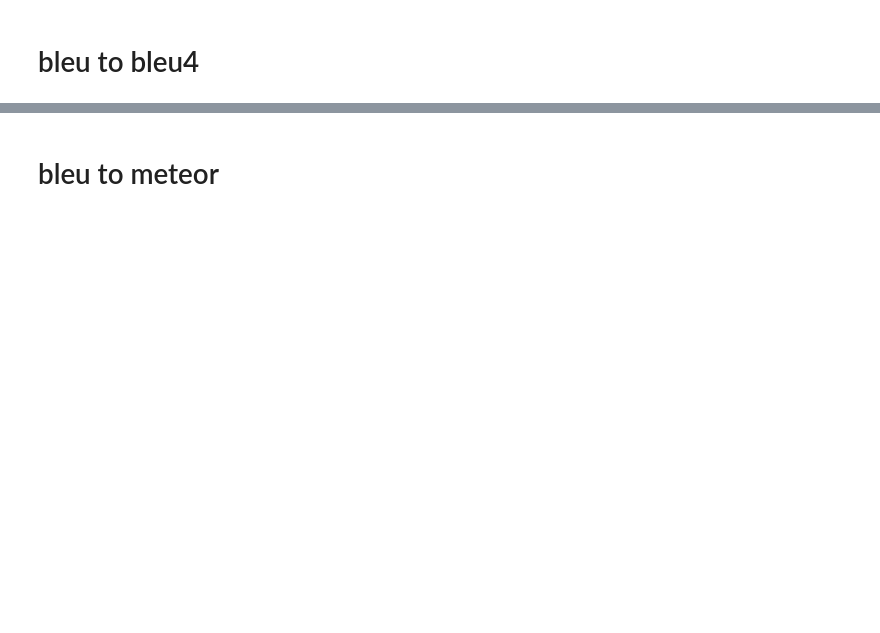
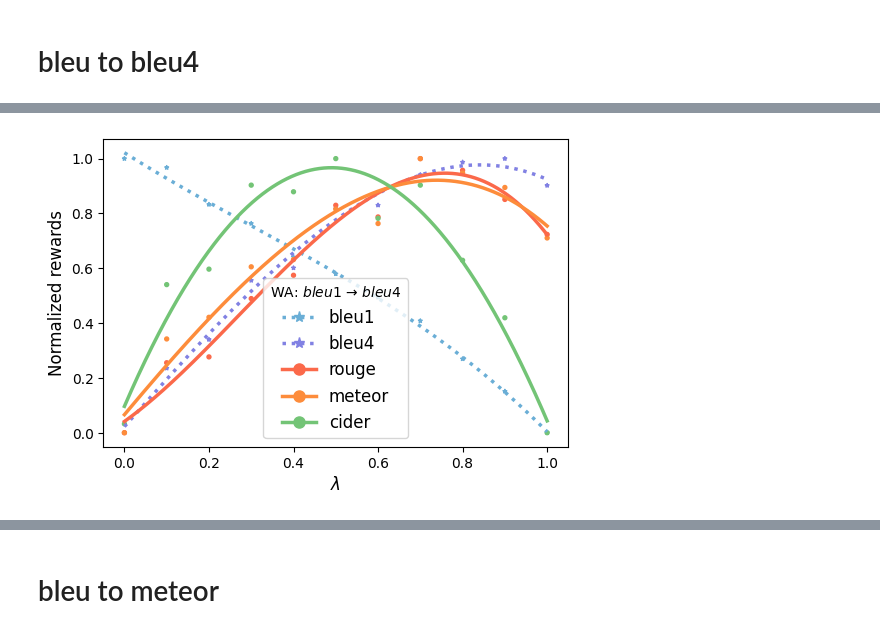
Before and after one commit to alexrame/domainbedv2, a Jupyter notebook: notebooks/rl/captioning/wa_rl_captioning.ipynb, the cells around one changed output, grey strips where cells are left out. Cells and saved outputs as stored; diff of their text form; code cells hidden in the pictures; blank space fills up the shorter version.

```diff
--- a/notebooks/rl/captioning/wa_rl_captioning.ipynb
+++ b/notebooks/rl/captioning/wa_rl_captioning.ipynb
@@ -138,3 +202,8 @@ plot.save_fig(fig=fig_dr, name="captioning/pareto_captioning_e2e_bleu1tobleu4.pd
+# %%
+fig_dr = plot_scatter_captioning(l=fts_bleubleu4.l_wa, key_1="Bleu_1", key_2="Bleu_4", order="3")
+plot.save_fig(fig=fig_dr, name="captioning/lambda_captioning_bleu1tobleu4.pdf", do_save=do_save,)
+# %% [output]
+[figure, added]
 # %%
 fig_dr = plot_captioning(
     list_l=[
```
Also changed, not shown: parts of 25 cells of this notebook, 3 other files.
